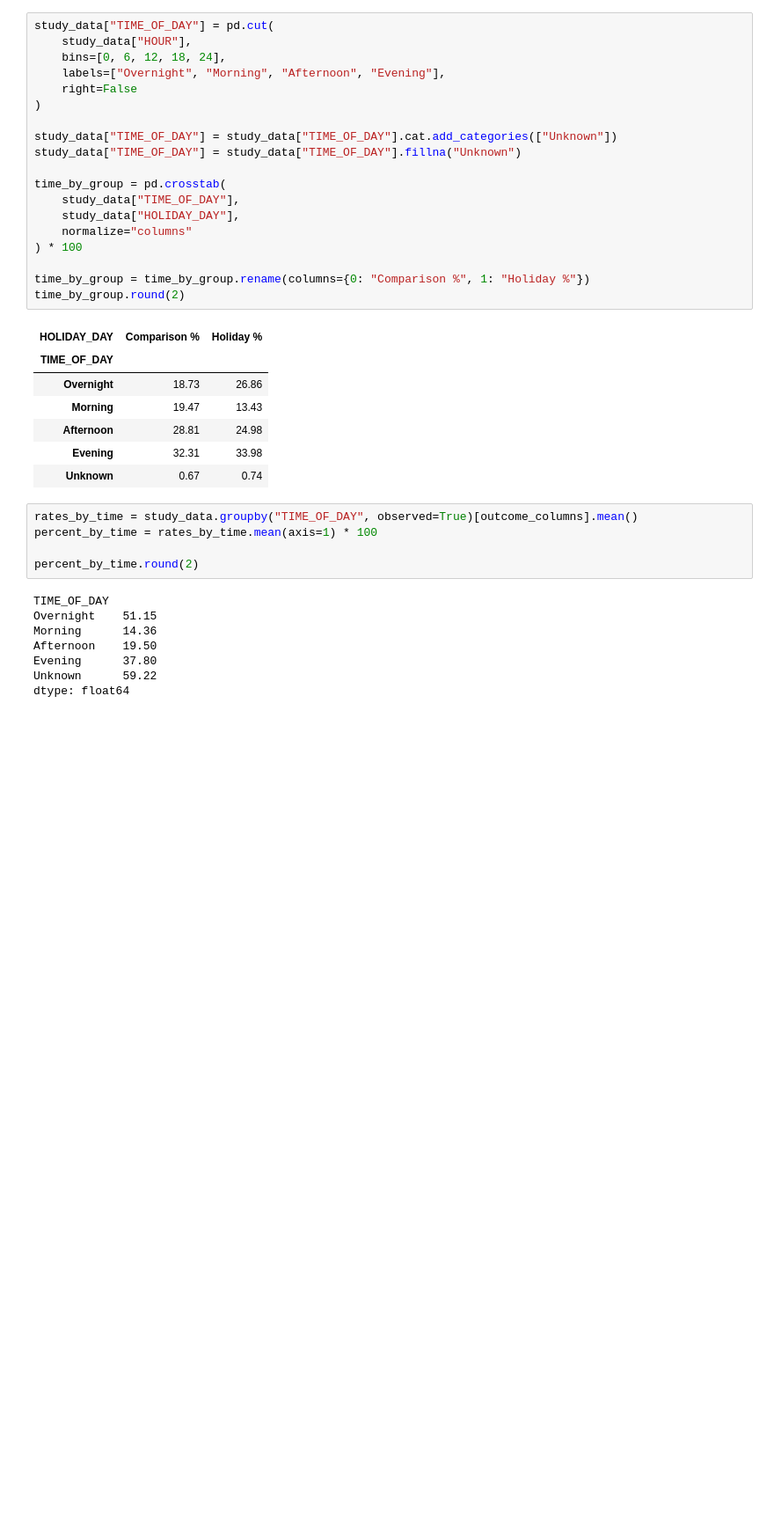
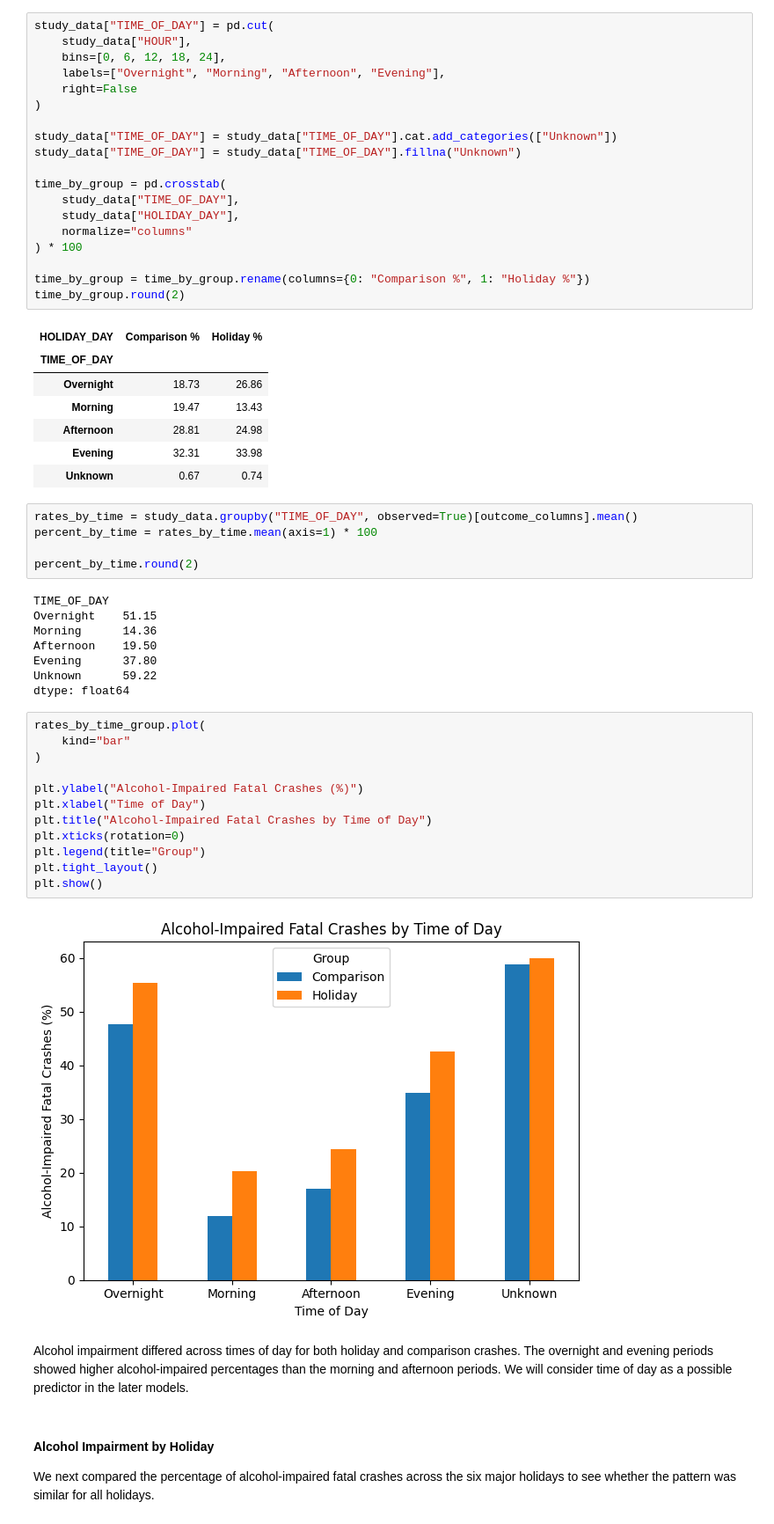
Before and after one commit to Prashriya/DS-325-Final-Project, a Jupyter notebook: FinalProject.ipynb, the cells around one changed output. Shown at 88% size. Saved outputs shown, nothing was run; the diff lists cells and outputs as text; blank space fills up the shorter version.

```diff
--- a/FinalProject.ipynb
+++ b/FinalProject.ipynb
@@ -395,3 +421,23 @@ Afternoon    19.50
 Evening      37.80
 Unknown      59.22
 dtype: float64
+# %%
+rates_by_time_group.plot(
+    kind="bar"
+)
+
+plt.ylabel("Alcohol-Impaired Fatal Crashes (%)")
+plt.xlabel("Time of Day")
+plt.title("Alcohol-Impaired Fatal Crashes by Time of Day")
+plt.xticks(rotation=0)
+plt.legend(title="Group")
+plt.tight_layout()
+plt.show()
+# %% [output]
+[figure, added]
+# %% [markdown]
+Alcohol impairment differed across times of day for both holiday and comparison crashes. The overnight and evening periods showed higher alcohol-impaired percentages than the morning and afternoon periods. We will consider time of day as a possible predictor in the later models.
+# %% [markdown]
+#### Alcohol Impairment by Holiday
+
+We next compared the percentage of alcohol-impaired fatal crashes across the six major holidays to see whether the pattern was similar for all holidays.
```
Also changed, not shown: parts of 9 cells of this notebook, 2 other files.
